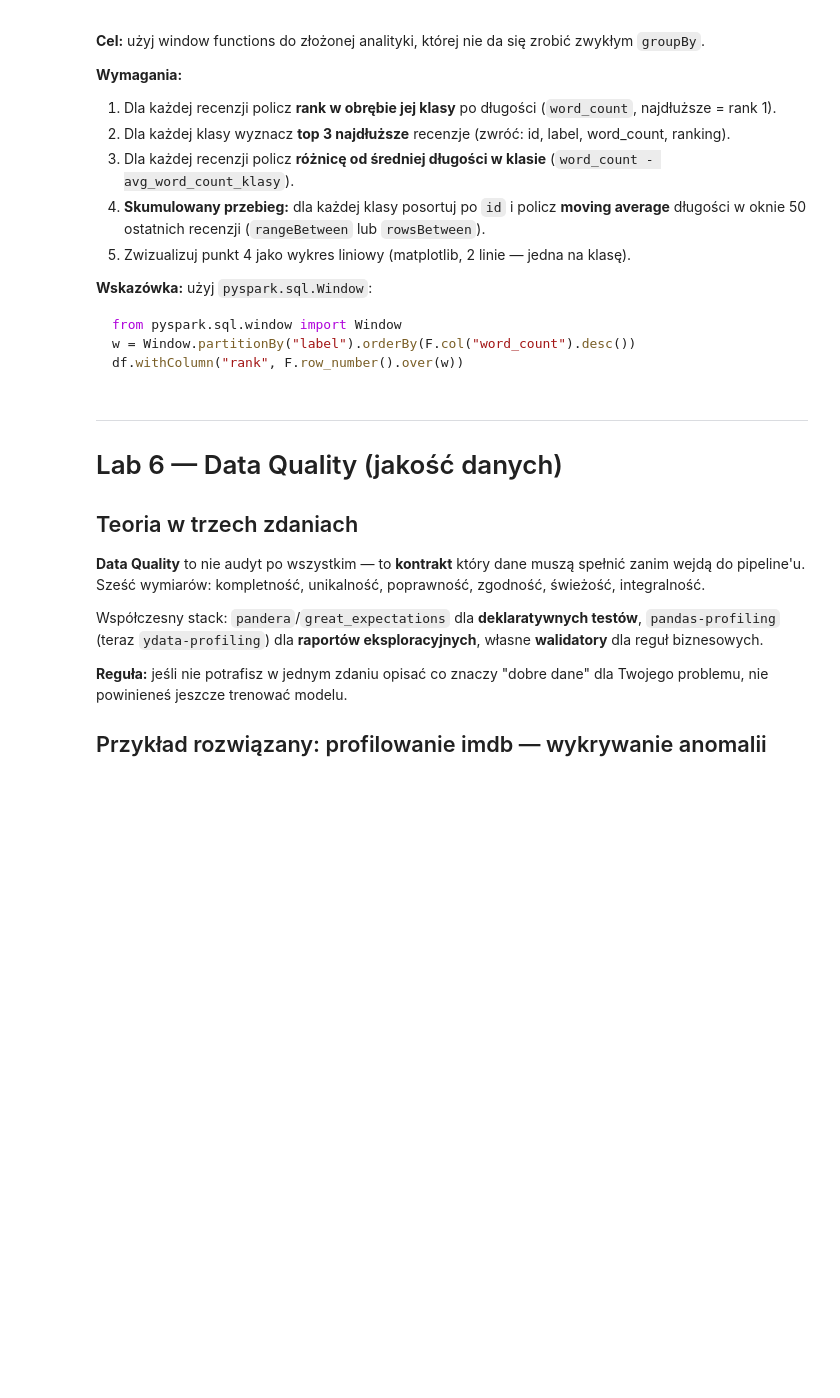
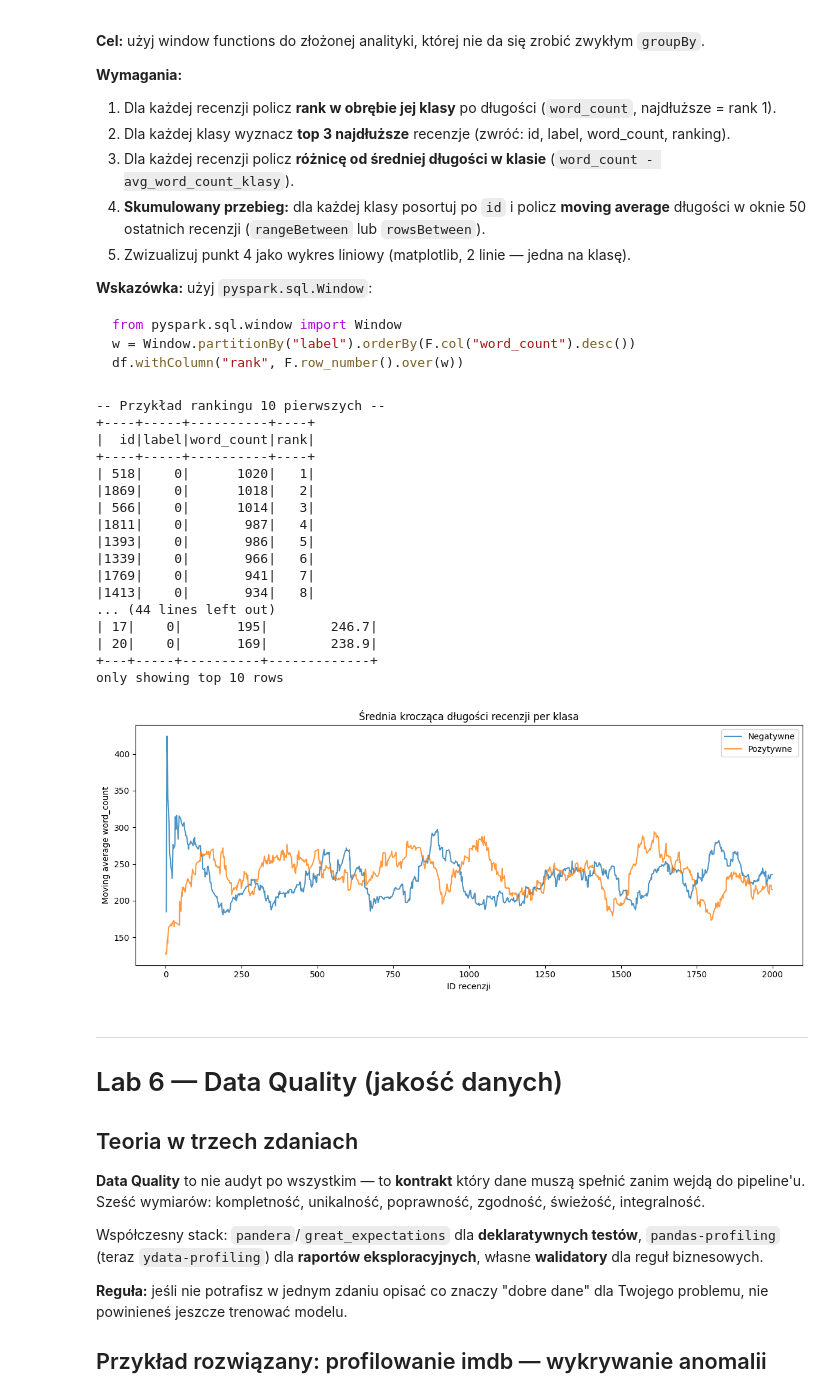
Before and after one commit to Onestyle7/architektura-python, a Jupyter notebook: zestaw_zaliczeniowy/AAP_Zestaw_Zaliczeniowy.ipynb, the cells around one changed output. Saved outputs shown, nothing was run; the diff lists cells and outputs as text; code cells hidden in the pictures; blank space fills up the shorter version.

```diff
--- a/zestaw_zaliczeniowy/AAP_Zestaw_Zaliczeniowy.ipynb
+++ b/zestaw_zaliczeniowy/AAP_Zestaw_Zaliczeniowy.ipynb
@@ -815,3 +874,73 @@ from pyspark.sql.window import Window
+# %%
+# TODO Zadanie 5.1: window functions
+from pyspark.sql.window import Window
+import matplotlib.pyplot as plt
+
+# 1. ranking w klasie
+w_rank = Window.partitionBy("label").orderBy(F.col("word_count").desc())
+df_ranked = df_words.withColumn("rank", F.row_number().over(w_rank))
+
+print("-- Przykład rankingu 10 pierwszych --")
+df_ranked.select("id", "label", "word_count", "rank").show(10)
+# 2. top 3 per klasa
+print("-- Top 3 najdłuższe recenzje per klasa --")
+df_ranked.filter(F.col("rank") <= 3) \
+    .select("id", "label", "word_count", "rank") \
+    .orderBy("label", "rank") \
+    .show()
+# 3. roznica od sredniej klasowej
+w_avg = Window.partitionBy("label")
+df_diff = df_words.withColumn(
+    "avg_class", F.round(F.avg("word_count").over(w_avg), 1)
+    ).withColumn(
+        "diff_from_avg", F.round(F.col("word_count") - F.col("avg_class"), 1)
+)
+print("-- Różnica od średniej klasowej 10 przykłądów")
+df_diff.select("id", "label", "word_count", "avg_class", "diff_from_avg").show(10)
+# 4. moving average dlugosci
+
+w_moving = Window.partitionBy("label").orderBy("id").rowsBetween(-49, 0)
+df_moving = df_words.withColumn(
+    "moving_avg_50", F.round(F.avg("word_count").over(w_moving), 1)
+)
+
+print("-- przykład moving average --")
+df_moving.select("id", "label", "word_count", "moving_avg_50").show(10)
+# 5. wykres liniowy
+
+pdf = df_moving.select("id", "label", "moving_avg_50").toPandas()
+
+fig, ax = plt.subplots(figsize=(12,5))
+
+for label_val, label_name in [(0, "Negatywne"), (1, "Pozytywne")]:
+    subset = pdf[pdf["label"] == label_val].sort_values("id")
+    ax.plot(subset["id"], subset["moving_avg_50"], label=label_name, alpha=0.8)
+
+ax.set_xlabel("ID recenzji")
+ax.set_ylabel("Moving average word_count")
+ax.set_title("Średnia krocząca długości recenzji per klasa")
+ax.legend()
+plt.tight_layout()
+plt.show()
+# %% [output]
+-- Przykład rankingu 10 pierwszych --
++----+-----+----------+----+
+|  id|label|word_count|rank|
++----+-----+----------+----+
+| 518|    0|      1020|   1|
+|1869|    0|      1018|   2|
+| 566|    0|      1014|   3|
+|1811|    0|       987|   4|
+|1393|    0|       986|   5|
+|1339|    0|       966|   6|
+|1769|    0|       941|   7|
+|1413|    0|       934|   8|
+... (44 lines left out)
+| 17|    0|       195|        246.7|
+| 20|    0|       169|        238.9|
++---+-----+----------+-------------+
+only showing top 10 rows
+[figure, added]
 # %% [markdown]
 ---
 
```
Also changed, not shown: parts of 12 cells of this notebook, 2 other files.
